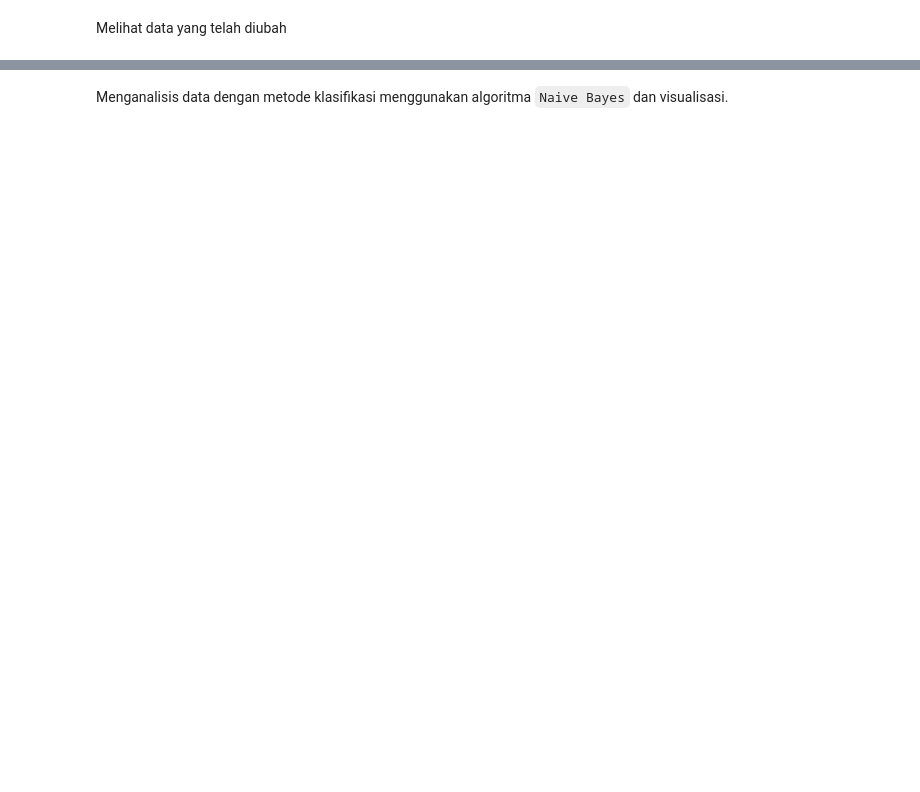
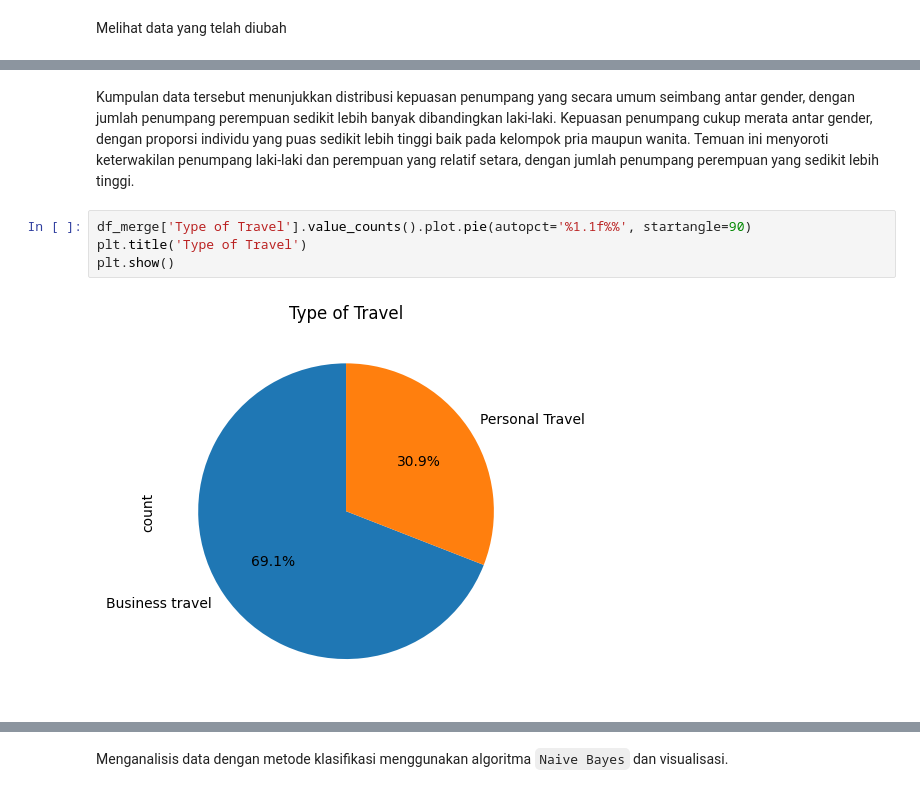
Before and after one commit to Dzoel31/Data-Mining-Classification-Clustering, a Jupyter notebook: Project_UAS_DMDW.ipynb, the cells around one changed output, grey strips where cells are left out. Cells and saved outputs as stored; diff of their text form; blank space fills up the shorter version.

```diff
--- a/Project_UAS_DMDW.ipynb
+++ b/Project_UAS_DMDW.ipynb
@@ -437,0 +492,8 @@ df_merge
+# %% [markdown]
+Kumpulan data tersebut menunjukkan distribusi kepuasan penumpang yang secara umum seimbang antar gender, dengan jumlah penumpang perempuan sedikit lebih banyak dibandingkan laki-laki. Kepuasan penumpang cukup merata antar gender, dengan proporsi individu yang puas sedikit lebih tinggi baik pada kelompok pria maupun wanita. Temuan ini menyoroti keterwakilan penumpang laki-laki dan perempuan yang relatif setara, dengan jumlah penumpang perempuan yang sedikit lebih tinggi.
+# %%
+df_merge['Type of Travel'].value_counts().plot.pie(autopct='%1.1f%%', startangle=90)
+plt.title('Type of Travel')
+plt.show()
+# %% [output]
+[figure, added]
```
Also changed, not shown: parts of 66 cells of this notebook, 2 other files.
